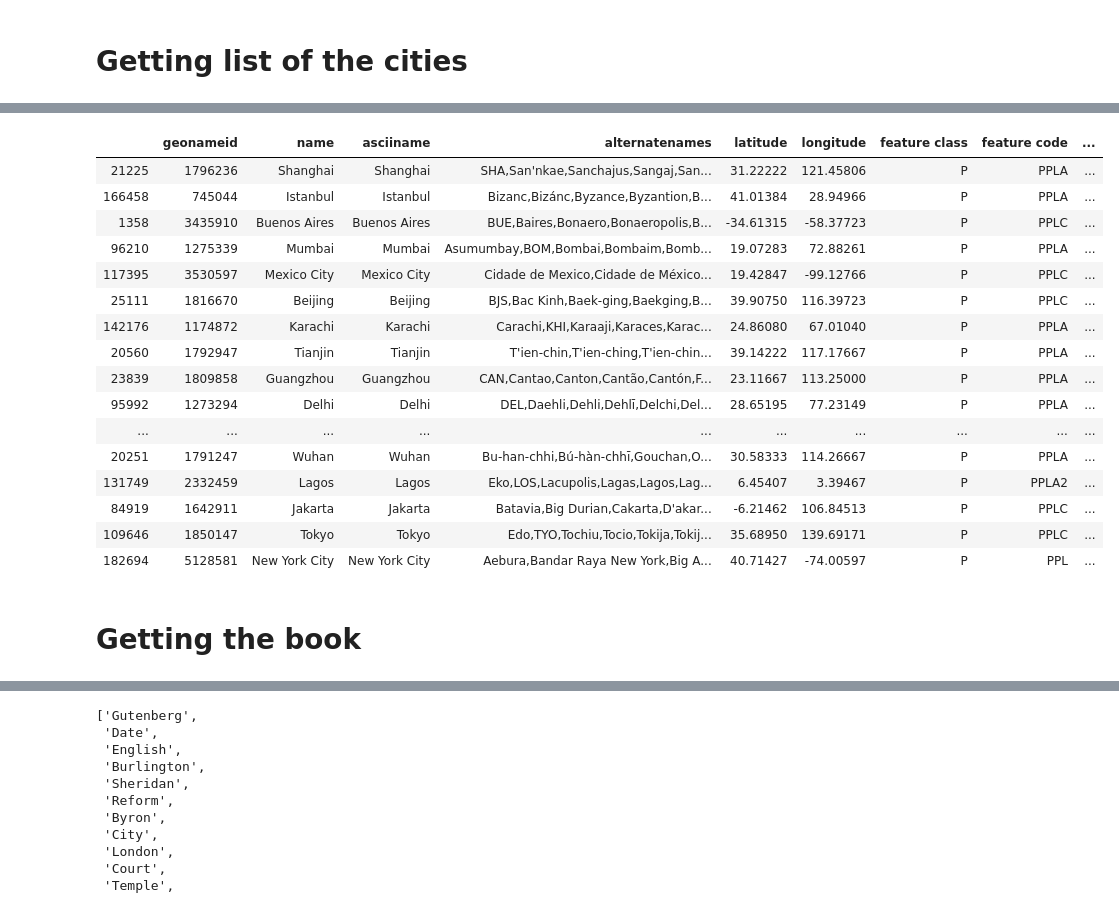
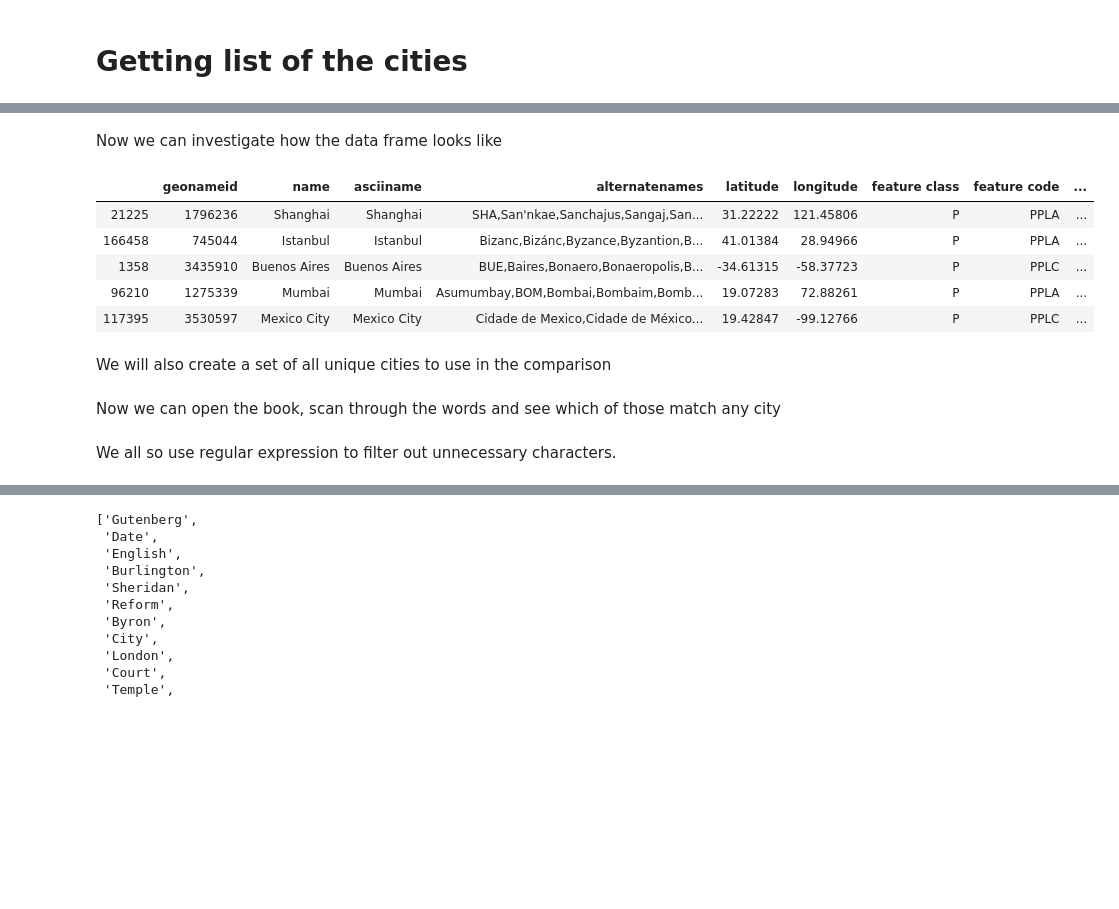
Before and after one commit to Nummulit/unstructured-data, a Jupyter notebook: Book analysis.ipynb, the cells around one changed output, grey strips where cells are left out. Drawn from its saved outputs; the diff is of its cells as text; code cells hidden in the pictures; blank space fills up the shorter version.

Commit message:
Refactor 'Book analysis' notebook

```diff
--- a/Book analysis.ipynb
+++ b/Book analysis.ipynb
@@ -49,24 +49,19 @@ cities500.head()
+# %% [markdown]
+Now we can investigate how the data frame looks like
 # %%
-cities500.sort_values(by='population', ascending =False).head(20)
+cities500.sort_values(by='population', ascending =False).head()
 # %% [output]
 |  | geonameid | name | asciiname | alternatenames | latitude | longitude | feature class | feature code | ... |
 | 21225 | 1796236 | Shanghai | Shanghai | SHA,San'nkae,Sanchajus,Sangaj,San... | 31.22222 | 121.45806 | P | PPLA | ... |
 | 166458 | 745044 | Istanbul | Istanbul | Bizanc,Bizánc,Byzance,Byzantion,B... | 41.01384 | 28.94966 | P | PPLA | ... |
 | 1358 | 3435910 | Buenos Aires | Buenos Aires | BUE,Baires,Bonaero,Bonaeropolis,B... | -34.61315 | -58.37723 | P | PPLC | ... |
 | 96210 | 1275339 | Mumbai | Mumbai | Asumumbay,BOM,Bombai,Bombaim,Bomb... | 19.07283 | 72.88261 | P | PPLA | ... |
 | 117395 | 3530597 | Mexico City | Mexico City | Cidade de Mexico,Cidade de México... | 19.42847 | -99.12766 | P | PPLC | ... |
-| 25111 | 1816670 | Beijing | Beijing | BJS,Bac Kinh,Baek-ging,Baekging,B... | 39.90750 | 116.39723 | P | PPLC | ... |
-| 142176 | 1174872 | Karachi | Karachi | Carachi,KHI,Karaaji,Karaces,Karac... | 24.86080 | 67.01040 | P | PPLA | ... |
-| 20560 | 1792947 | Tianjin | Tianjin | T'ien-chin,T'ien-ching,T'ien-chin... | 39.14222 | 117.17667 | P | PPLA | ... |
-| 23839 | 1809858 | Guangzhou | Guangzhou | CAN,Cantao,Canton,Cantão,Cantón,F... | 23.11667 | 113.25000 | P | PPLA | ... |
-| 95992 | 1273294 | Delhi | Delhi | DEL,Daehli,Dehli,Dehlī,Delchi,Del... | 28.65195 | 77.23149 | P | PPLA | ... |
-| ... | ... | ... | ... | ... | ... | ... | ... | ... | ... |
-| 20251 | 1791247 | Wuhan | Wuhan | Bu-han-chhi,Bú-hàn-chhī,Gouchan,O... | 30.58333 | 114.26667 | P | PPLA | ... |
-| 131749 | 2332459 | Lagos | Lagos | Eko,LOS,Lacupolis,Lagas,Lagos,Lag... | 6.45407 | 3.39467 | P | PPLA2 | ... |
-| 84919 | 1642911 | Jakarta | Jakarta | Batavia,Big Durian,Cakarta,D'akar... | -6.21462 | 106.84513 | P | PPLC | ... |
-| 109646 | 1850147 | Tokyo | Tokyo | Edo,TYO,Tochiu,Tocio,Tokija,Tokij... | 35.68950 | 139.69171 | P | PPLC | ... |
-| 182694 | 5128581 | New York City | New York City | Aebura,Bandar Raya New York,Big A... | 40.71427 | -74.00597 | P | PPL | ... |
+# %% [markdown]
+We will also create a set of all unique cities to use in the comparison
 # %%
 cities = set(cities500['name'])
-# %% [markdown]
-# Getting the book
+# %% [markdown]
+Now we can open the book, scan through the words and see which of those match any city
+# %% [markdown]
+We all so use regular expression to filter out unnecessary characters.
```
Also changed, not shown: parts of 23 cells of this notebook.
